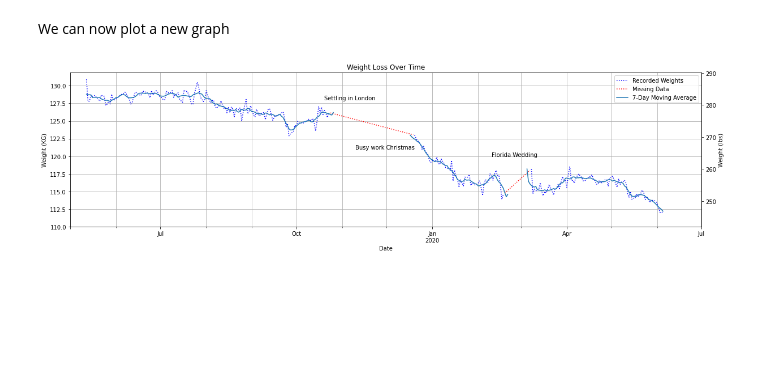
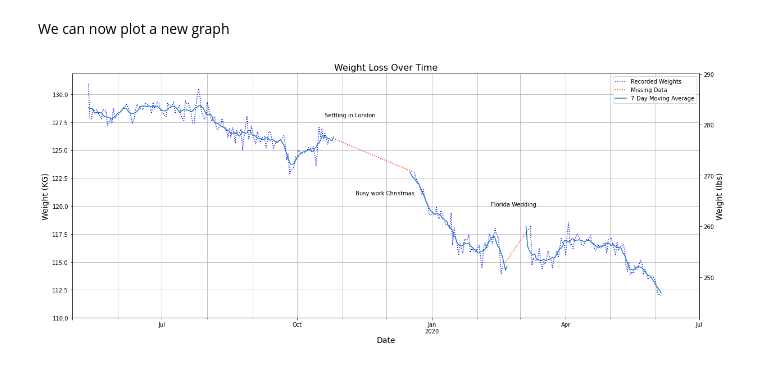
Before and after one commit to Callum-pb/python_projects, a Jupyter notebook: Weight_tracker/weight_tracker.ipynb, the cells around one changed output. Drawn from its saved outputs; the diff is of its cells as text; code cells hidden in the pictures; blank space fills up the shorter version.

```diff
--- a/Weight_tracker/weight_tracker.ipynb
+++ b/Weight_tracker/weight_tracker.ipynb
@@ -237,40 +235,40 @@ clean['MovAvg'] = clean.Weight.rolling(min_periods=1,window=7,center=True).mean(
 # %% [markdown]
 We can now plot a new graph
 # %%
-fig, ax = plt.subplots(figsize=(20,5))
-ax.set_title('Weight Loss Over Time')
-ax.set_ylabel('Weight (KG)')
-ax.set_xlabel('Time')
+fig, ax = plt.subplots(figsize=(20,8))
+ax.set_title('Weight Loss Over Time',fontsize=16)
+ax.set_ylabel('Weight (KG)',fontsize=14)
+ax.set_xlabel('Time',fontsize=14)
 
 
 clean.plot(y='Weight',ax=ax, style='b:',label='Recorded Weights') # Original Log
 clean.plot(y='Missing',ax=ax,style='r:',label='Missing Data') # Interpolated missing data using linear
 clean.plot(y='MovAvg',ax=ax,label='7-Day Moving Average') # 7-Day moving average
 
 #Extend axes to show perspective
 ax.set_xlim(pd.Timestamp('2019-05-01'),pd.Timestamp('2020-07-01'))
 ax.set_ylim(bottom=110)
 
 #Annotate Graph
 ax.annotate('Settling in London',('2019-10-20',128))
 ax.annotate('Busy work Christmas',('2019-11-10',121))
 ax.annotate('Florida Wedding',('2020-02-10',120))
 
 #Add second vertical axis to show lbs
 def KGtoLBS(x):
   return 2.2*x
 
 def LBStoKG(x):
   return x/2.2
 
 secaxy = ax.secondary_yaxis('right', functions=(KGtoLBS, LBStoKG))
-secaxy.set_ylabel('Weight (lbs)')
+secaxy.set_ylabel('Weight (lbs)',fontsize=14)
 
 #Add grid and ticks
 ax.grid(b=True,which='both')
 
 plt.show()
 # %% [output]
-[figure, old version]
+[figure, new version]
 # %%
 fig.savefig('Weight_loss_annotated')
```
Also changed, not shown: parts of 2 cells of this notebook.
